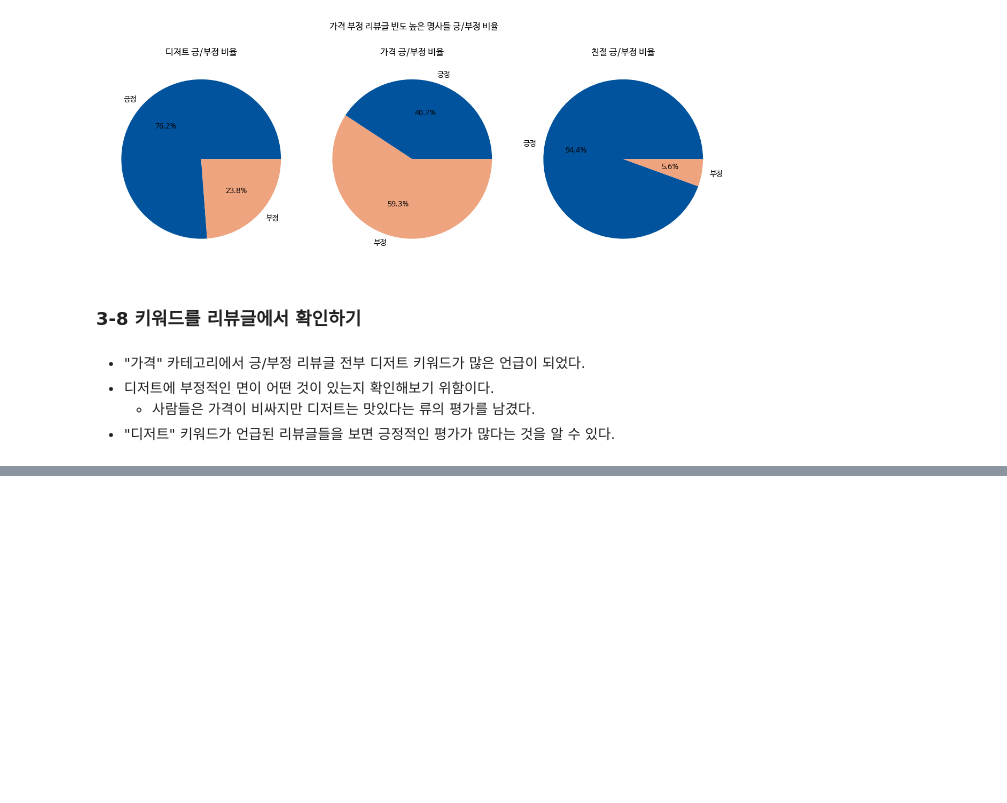
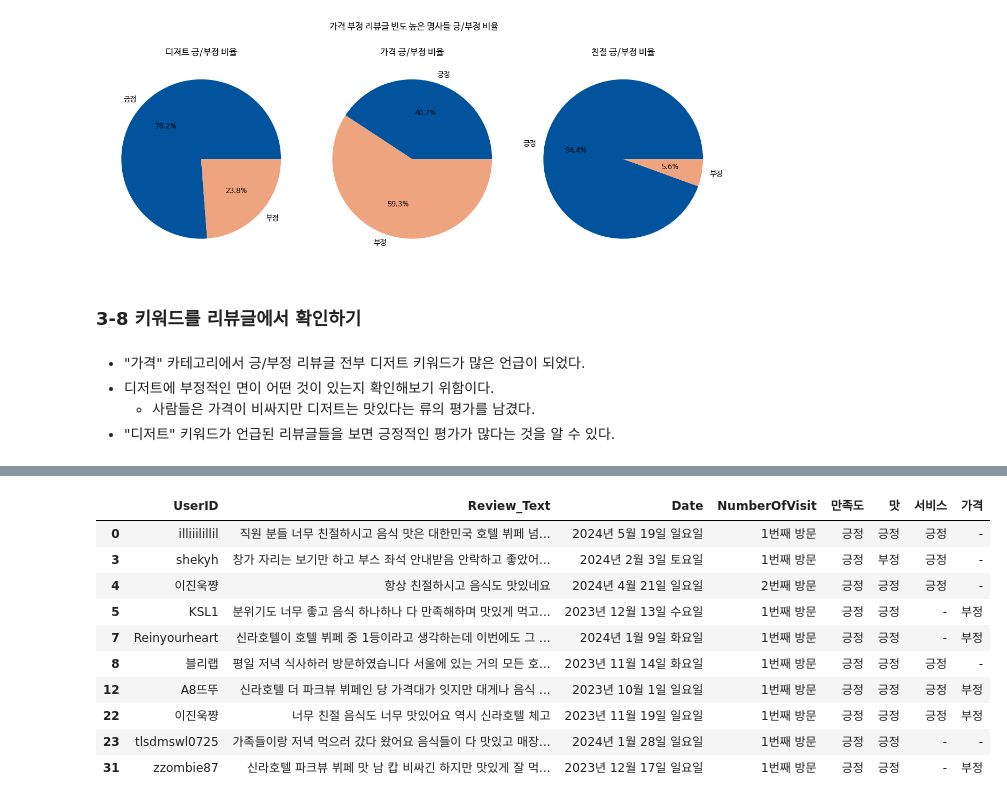
Before and after one commit to baedori99/Restaurant_Review, a Jupyter notebook: Review_Analyzer/Data_Analyze/analyzer.ipynb, the cells around one changed output, grey strips where cells are left out. Drawn from its saved outputs; the diff is of its cells as text; code cells hidden in the pictures; blank space fills up the shorter version.

```diff
--- a/Review_Analyzer/Data_Analyze/analyzer.ipynb
+++ b/Review_Analyzer/Data_Analyze/analyzer.ipynb
@@ -1487,0 +1506,14 @@ dessert_review.to_csv("july_ninteenth_dessert_review.csv", index = False, encodi
+# %%
+food_review.head(10)
+# %% [output]
+|  | UserID | Review_Text | Date | NumberOfVisit | 만족도 | 맛 | 서비스 | 가격 |
+| 0 | illiiilillil | 직원 분들 너무 친절하시고 음식 맛은 대한민국 호텔 뷔페 넘... | 2024년 5월 19일 일요일 | 1번째 방문 | 긍정 | 긍정 | 긍정 | - |
+| 3 | shekyh | 창가 자리는 보기만 하고 부스 좌석 안내받음 안락하고 좋았어... | 2024년 2월 3일 토요일 | 1번째 방문 | 긍정 | 부정 | 긍정 | - |
+| 4 | 이진욱쨩 | 항상 친절하시고 음식도 맛있네요 | 2024년 4월 21일 일요일 | 2번째 방문 | 긍정 | 긍정 | 긍정 | - |
+| 5 | KSL1 | 분위기도 너무 좋고 음식 하나하나 다 만족해하며 맛있게 먹고... | 2023년 12월 13일 수요일 | 1번째 방문 | 긍정 | 긍정 | - | 부정 |
+| 7 | Reinyourheart | 신라호텔이 호텔 뷔페 중 1등이라고 생각하는데 이번에도 그 ... | 2024년 1월 9일 화요일 | 1번째 방문 | 긍정 | 긍정 | - | 부정 |
+| 8 | 블리랩 | 평일 저녁 식사하러 방문하였습니다 서울에 있는 거의 모든 호... | 2023년 11월 14일 화요일 | 1번째 방문 | 긍정 | 긍정 | 긍정 | - |
+| 12 | A8뜨뚜 | 신라호텔 더 파크뷰 뷔페인 당 가격대가 잇지만 대게나 음식 ... | 2023년 10월 1일 일요일 | 1번째 방문 | 긍정 | 긍정 | 긍정 | 부정 |
+| 22 | 이진욱쨩 | 너무 친절 음식도 너무 맛있어요 역시 신라호텔 체고 | 2023년 11월 19일 일요일 | 1번째 방문 | 긍정 | 긍정 | 긍정 | 부정 |
+| 23 | tlsdmswl0725 | 가족들이랑 저녁 먹으러 갔다 왔어요 음식들이 다 맛있고 매장... | 2024년 1월 28일 일요일 | 1번째 방문 | 긍정 | 긍정 | - | - |
+| 31 | zzombie87 | 신라호텔 파크뷰 뷔페 맛 남 캅 비싸긴 하지만 맛있게 잘 먹... | 2023년 12월 17일 일요일 | 1번째 방문 | 긍정 | 긍정 | - | 부정 |
```
Also changed, not shown: parts of 3 cells of this notebook, 1 other file.
